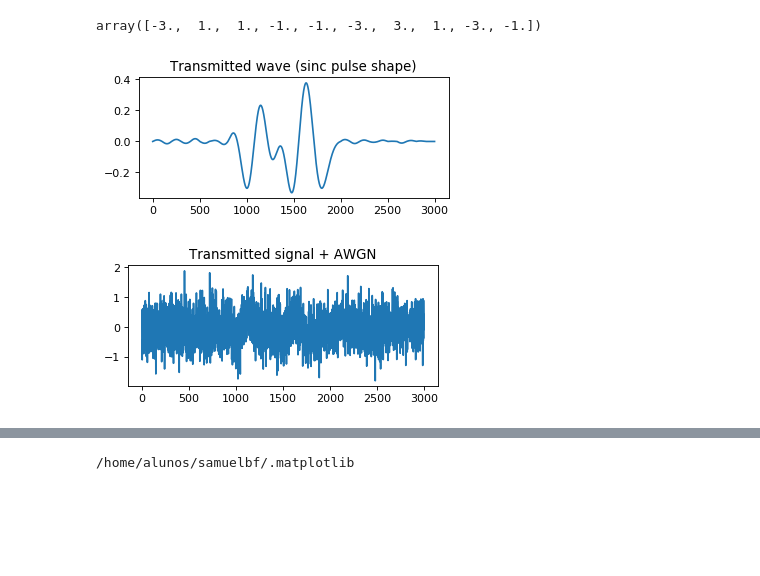
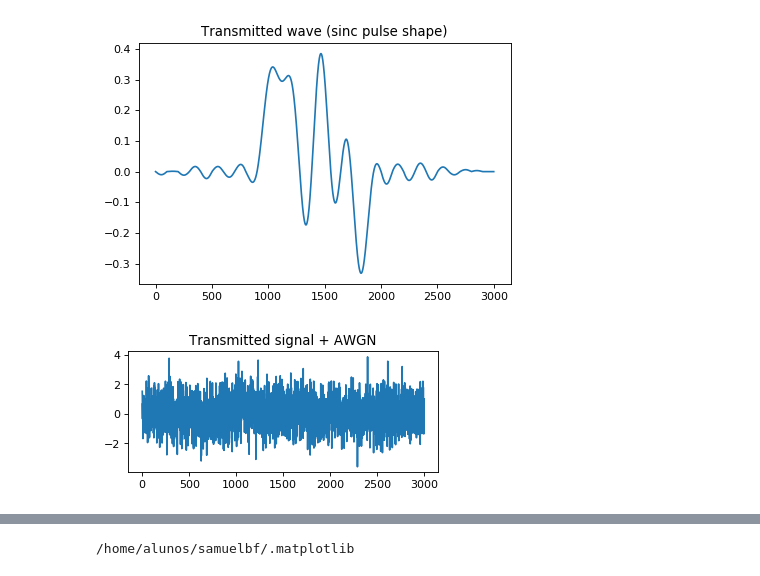
Before and after one commit to SamuelBFG/dig-comm, a Jupyter notebook: Communications/PAM-baseband.ipynb, the cells around one changed output, grey strips where cells are left out. Cells and saved outputs as stored; diff of their text form; code cells hidden in the pictures; blank space fills up the shorter version.

```diff
--- a/Communications/PAM.ipynb
+++ b/Communications/PAM-baseband.ipynb
@@ -39,4 +40,0 @@ plt.show()
-# %%
-simb[:1000:100]
-# %% [output]
-array([-3.,  1.,  1., -1., -1., -3.,  3.,  1., -3., -1.])
@@ -43,13 +46,13 @@ array([-3.,  1.,  1., -1., -1., -3.,  3.,  1., -3., -1.])
 # %%
-plt.figure(num=None, figsize=(5, 2), dpi=80, facecolor='w', edgecolor='k')
+plt.figure(num=None, figsize=(6, 4), dpi=80, facecolor='w', edgecolor='k')
 signal = np.convolve(simb, g_t)
 plt.title('Transmitted wave (sinc pulse shape)')
 plt.plot(signal)
 plt.show()
 # %% [output]
-[figure, old version]
+[figure, new version]
 # %%
-noise = .5*np.random.normal(0,1,len(signal)) # AWGN u = 0, var = 1
+noise = 1*np.random.normal(0,1,len(signal)) # AWGN u = 0, var = 1
 r_t = signal + noise
 
 plt.figure(num=None, figsize=(5, 2), dpi=80, facecolor='w', edgecolor='k')
@@ -58,7 +61,7 @@ plt.title('Transmitted signal + AWGN')
 plt.plot(r_t)
 plt.show()
 # %% [output]
-[figure, old version]
+[figure, new version]
 # %%
 y = np.convolve(r_t, g_t)
 sim_hat = y[2000:3000:100]
```
Also changed, not shown: parts of 7 cells of this notebook.
